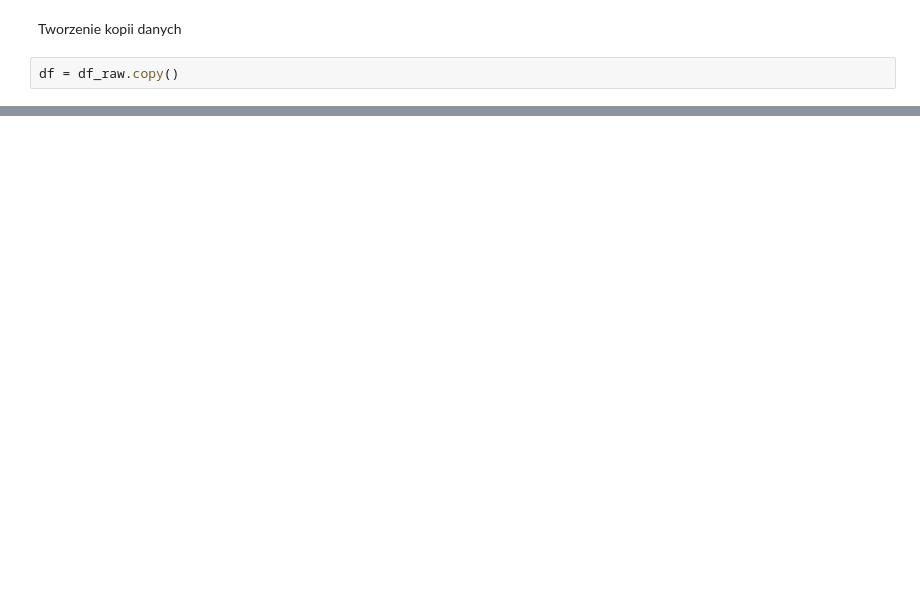
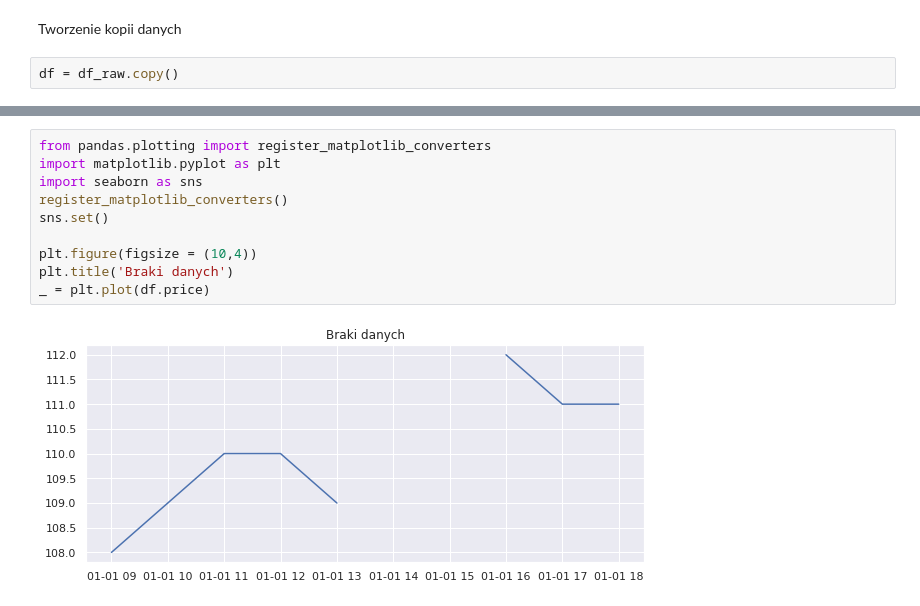
Before and after one commit to pawel0508/MachineLearningBootcamp_I, a Jupyter notebook: Braki_danych.ipynb, the cells around one changed output, grey strips where cells are left out. Cells and saved outputs as stored; diff of their text form; blank space fills up the shorter version.

```diff
--- a/Braki_danych.ipynb
+++ b/Braki_danych.ipynb
@@ -295,0 +250,12 @@ target
+# %%
+from pandas.plotting import register_matplotlib_converters
+import matplotlib.pyplot as plt
+import seaborn as sns
+register_matplotlib_converters()
+sns.set()
+
+plt.figure(figsize = (10,4))
+plt.title('Braki danych')
+_ = plt.plot(df.price)
+# %% [output]
+[figure, added]
```
Also changed, not shown: parts of 76 cells of this notebook.
